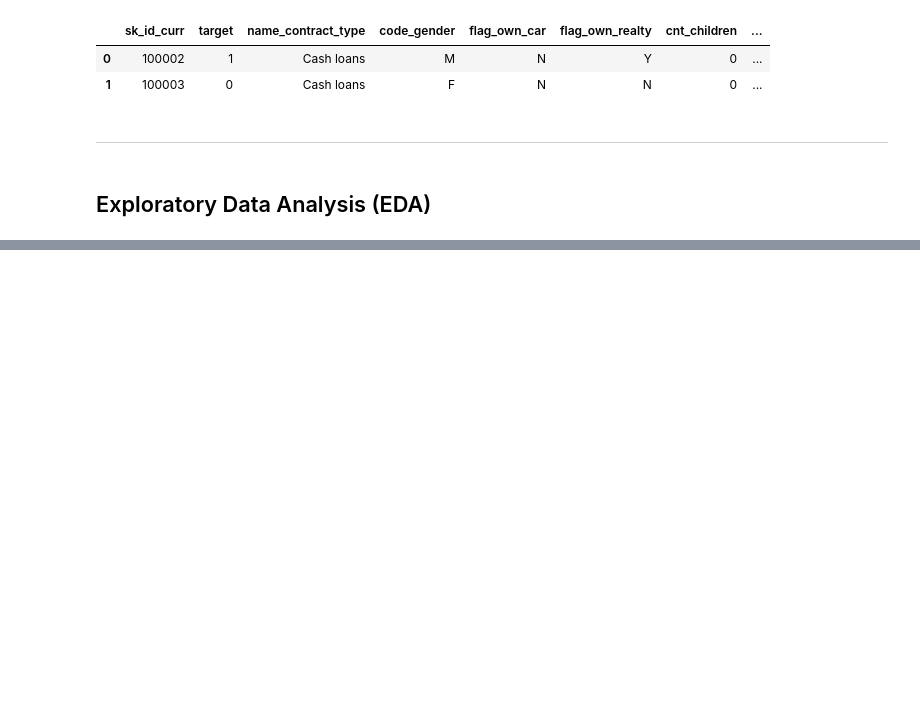
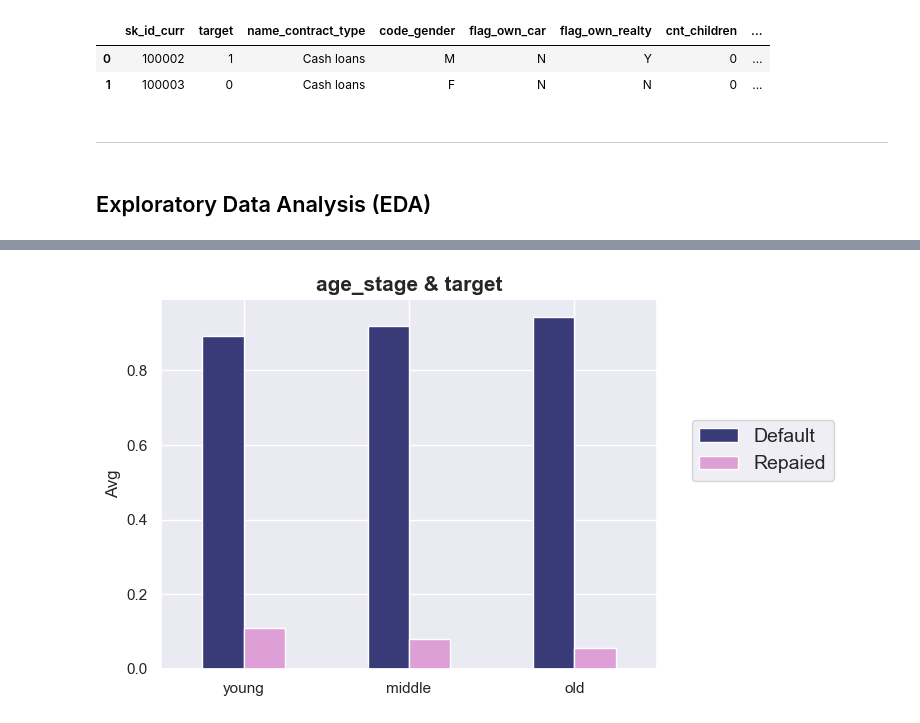
Before and after one commit to mo7amed7assan1911/Loan_Default_Study, a Jupyter notebook: Loan_Default_Study.ipynb, the cells around one changed output, grey strips where cells are left out. Saved outputs shown, nothing was run; the diff lists cells and outputs as text; code cells hidden in the pictures; blank space fills up the shorter version.

```diff
--- a/Loan_Default_Study.ipynb
+++ b/Loan_Default_Study.ipynb
@@ -689,8 +701,0 @@ Name: target, dtype: float64
-# %%
-def PlotPropotions(propotions, column_name, xLabel_1, xLabel_2):
-    # Propotions come from get_propotion function.
-    propotions.unstack().plot(kind='bar', color=['#234E70', 'r']);
-    plt.xlabel('');
-    plt.title(f'Effect of {column_name} on the target', fontsize=15, fontweight='bold')
-    plt.legend(labels=['Default', 'Repaied'], fontsize=14, bbox_to_anchor=(1.05, 0.7));
-    plt.xticks([0, 1], [xLabel_1, xLabel_2], rotation=0);
@@ -698,0 +715,6 @@ PlotPropotions(pro, 'code_gender', 'F', 'M')
+# %%
+propotions_of_ageStage = get_propotions(df_train, 'age_stage')
+
+PlotPropotions(propotions_of_ageStage)
+# %% [output]
+[figure, added]
```
Also changed, not shown: parts of 24 cells of this notebook.
